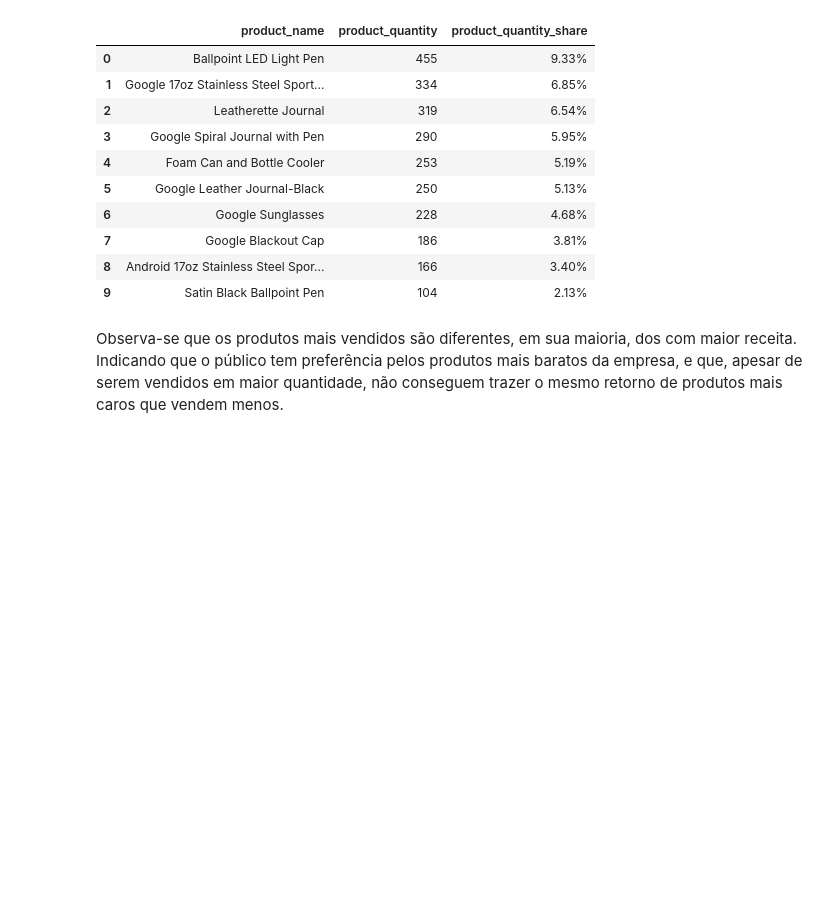
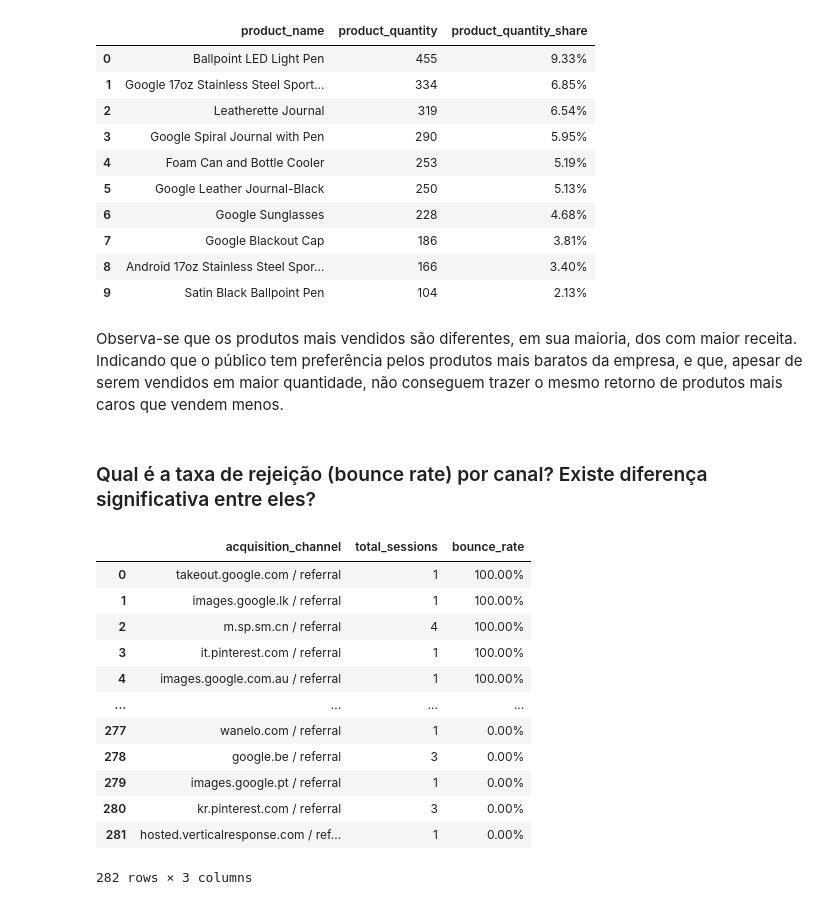
Before and after one commit to ArthurGontijo/teste_etus, a Jupyter notebook: questao_1/analise.ipynb, the cells around one changed output. Cells and saved outputs as stored; diff of their text form; code cells hidden in the pictures; blank space fills up the shorter version.

```diff
--- a/questao_1/analise.ipynb
+++ b/questao_1/analise.ipynb
@@ -289,3 +289,42 @@ display(product_quantity_df)
 | 9 | Satin Black Ballpoint Pen | 104 | 2.13% |
 # %% [markdown]
 Observa-se que os produtos mais vendidos são diferentes, em sua maioria, dos com maior receita. Indicando que o público tem preferência pelos produtos mais baratos da empresa, e que, apesar de serem vendidos em maior quantidade, não conseguem trazer o mesmo retorno de produtos mais caros que vendem menos.
+# %% [markdown]
+### Qual é a taxa de rejeição (bounce rate) por canal? Existe diferença significativa entre eles?
+# %%
+query_8 = """
+SELECT
+  CONCAT(trafficSource.source, ' / ', trafficSource.medium) AS acquisition_channel,
+  COUNT(*) AS total_sessions,
+  CONCAT(
+    FORMAT(
+      '%.2f',
+      SUM(COALESCE(totals.bounces, 0)) / COUNT(*) * 100
+    ),
+    '%'
+  ) AS bounce_rate
+FROM
+  `bigquery-public-data.google_analytics_sample.ga_sessions_*`
+GROUP BY
+  acquisition_channel
+ORDER BY
+  SUM(COALESCE(totals.bounces, 0)) / COUNT(*) DESC
+"""
+
+bounce_rate_df = client.query(query_8).to_dataframe()
+
+display(bounce_rate_df)
+# %% [output]
+|  | acquisition_channel | total_sessions | bounce_rate |
+| 0 | takeout.google.com / referral | 1 | 100.00% |
+| 1 | images.google.lk / referral | 1 | 100.00% |
+| 2 | m.sp.sm.cn / referral | 4 | 100.00% |
+| 3 | it.pinterest.com / referral | 1 | 100.00% |
+| 4 | images.google.com.au / referral | 1 | 100.00% |
+| ... | ... | ... | ... |
+| 277 | wanelo.com / referral | 1 | 0.00% |
+| 278 | google.be / referral | 3 | 0.00% |
+| 279 | images.google.pt / referral | 1 | 0.00% |
+| 280 | kr.pinterest.com / referral | 3 | 0.00% |
+| 281 | hosted.verticalresponse.com / ref... | 1 | 0.00% |
+282 rows × 3 columns
```
Also changed, not shown: parts of 3 cells of this notebook.
